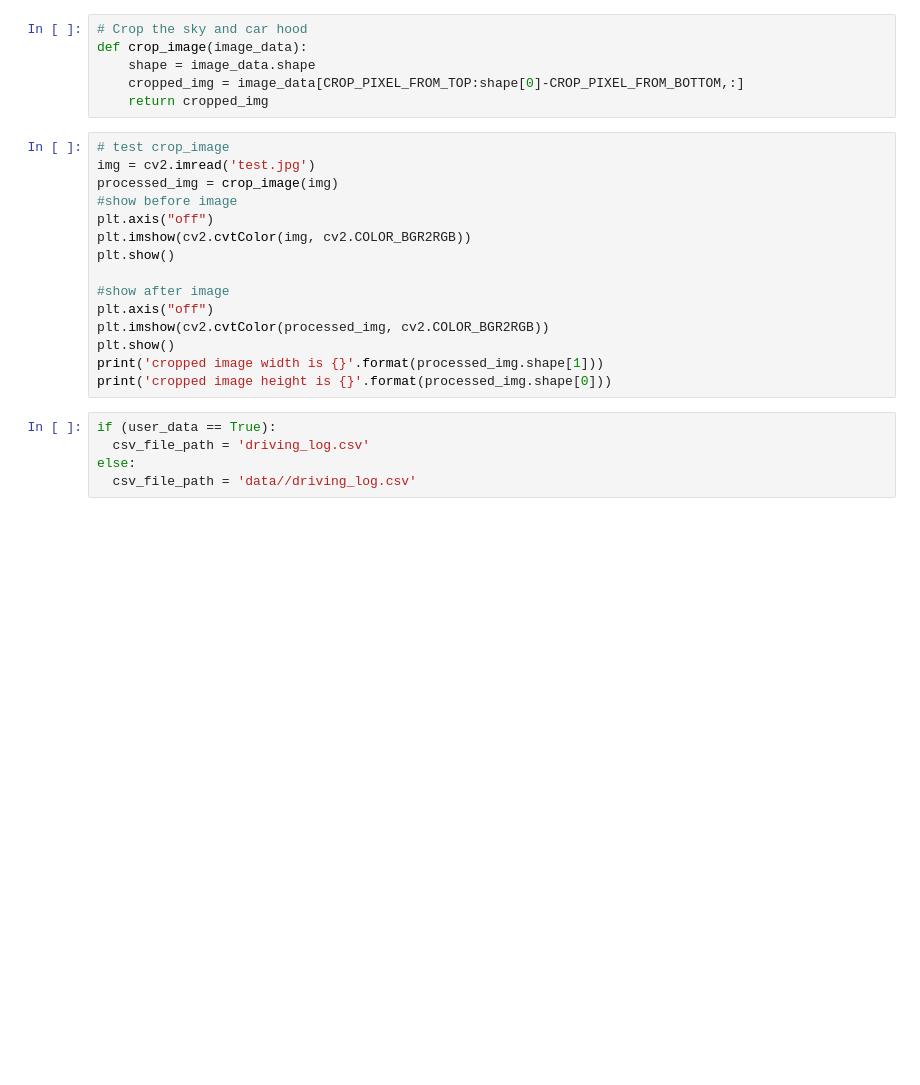
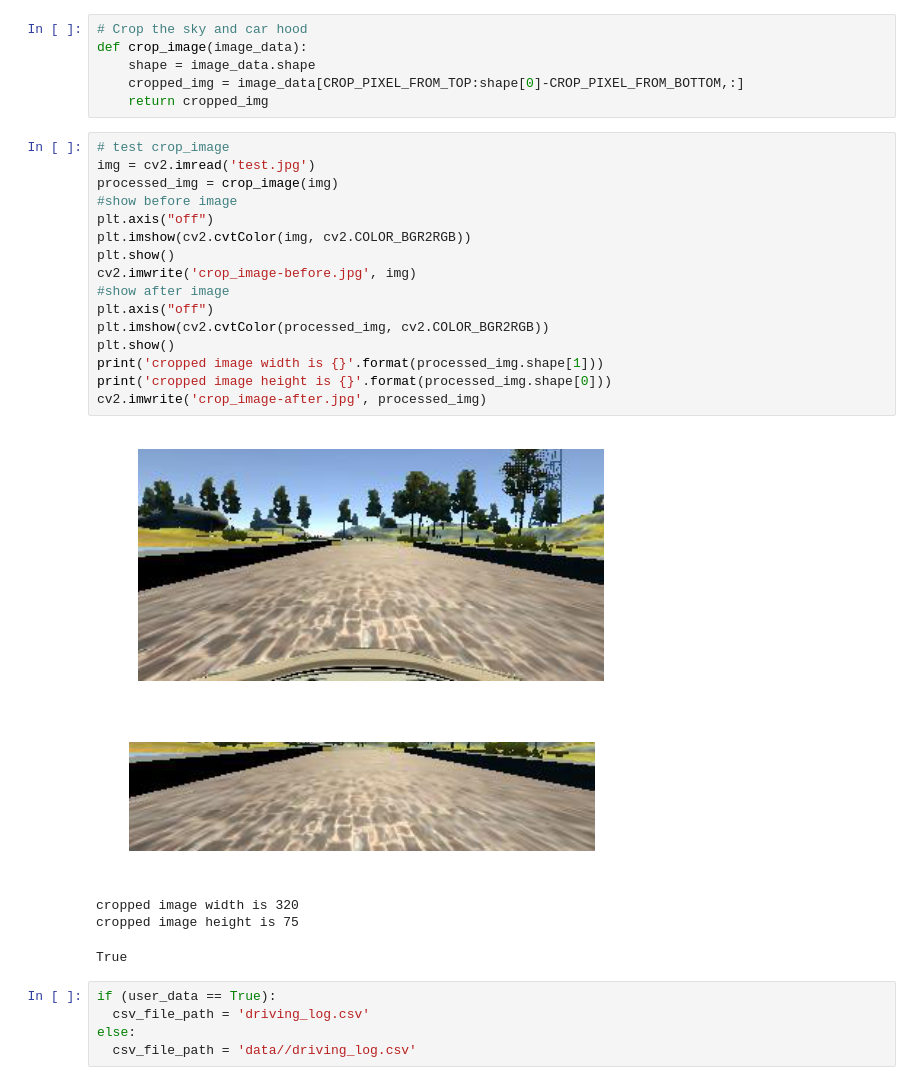
Before and after one commit to chenyu36/Behavioral-Cloning, a Jupyter notebook: model_retrain_s.ipynb, the cells around one changed output. Drawn from its saved outputs; the diff is of its cells as text; blank space fills up the shorter version.

```diff
--- a/model_retrain_s.ipynb
+++ b/model_retrain_s.ipynb
@@ -93,18 +108,25 @@ def crop_image(image_data):
 # %%
 # test crop_image
 img = cv2.imread('test.jpg')
 processed_img = crop_image(img)
 #show before image
 plt.axis("off")
 plt.imshow(cv2.cvtColor(img, cv2.COLOR_BGR2RGB))
 plt.show()
-
+cv2.imwrite('crop_image-before.jpg', img)
 #show after image
 plt.axis("off")
 plt.imshow(cv2.cvtColor(processed_img, cv2.COLOR_BGR2RGB))
 plt.show()
 print('cropped image width is {}'.format(processed_img.shape[1]))
 print('cropped image height is {}'.format(processed_img.shape[0]))
+cv2.imwrite('crop_image-after.jpg', processed_img)
+# %% [output]
+[figure, added]
+[figure, added]
+cropped image width is 320
+cropped image height is 75
+True
 # %%
 if (user_data == True):
   csv_file_path = 'driving_log.csv'
```
Also changed, not shown: parts of 8 cells of this notebook, 9 other files.
